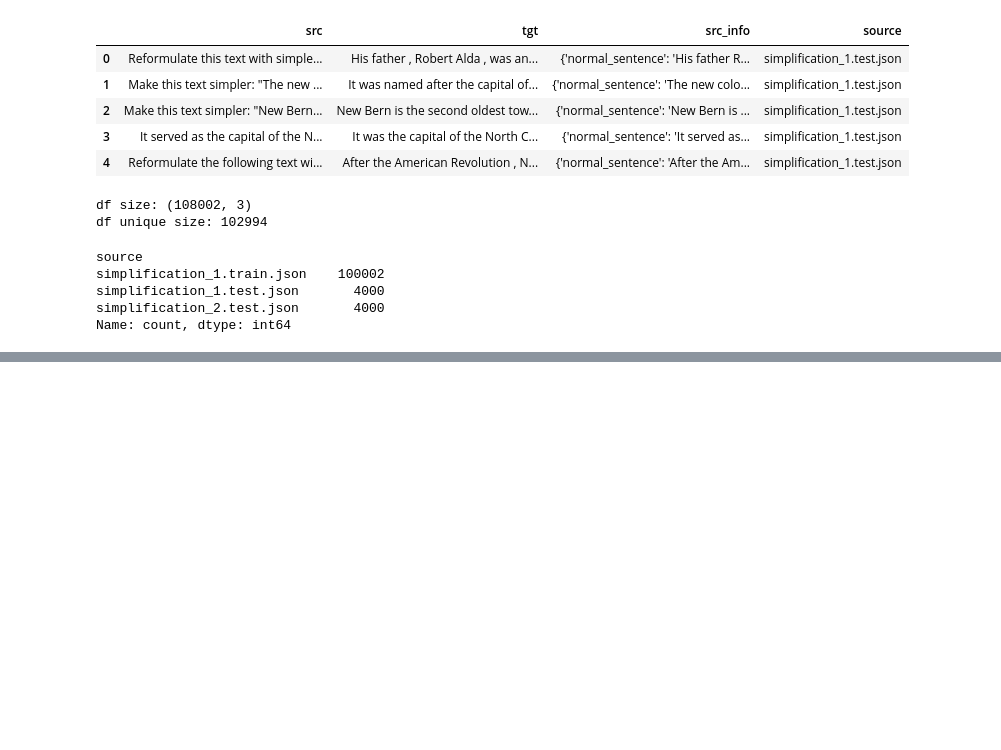
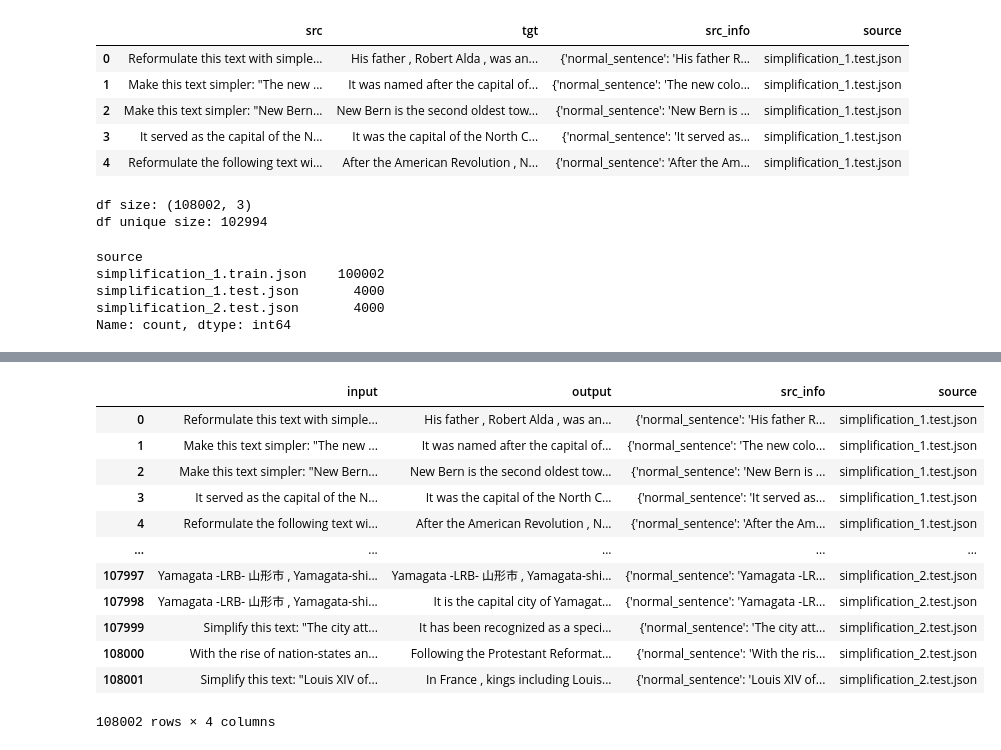
Before and after one commit to egesualp/growth-vs-forgetting, a Jupyter notebook: notebooks/playground_1.ipynb, the cells around one changed output, grey strips where cells are left out. Cells and saved outputs as stored; diff of their text form; code cells hidden in the pictures; blank space fills up the shorter version.

```diff
--- a/notebooks/playground_1.ipynb
+++ b/notebooks/playground_1.ipynb
@@ -412,0 +429,21 @@ df.to_json(path + '/simplification_man.json')
+# %%
+name_dataset = 'wiki_auto'
+path = f"../data/preprocessed/simplification_man.json"
+with open(path, 'r') as f:
+  data = json.load(f)
+# %%
+pd.DataFrame(data)
+# %% [output]
+|  | input | output | src_info | source |
+| 0 | Reformulate this text with simple... | His father , Robert Alda , was an... | {'normal_sentence': 'His father R... | simplification_1.test.json |
+| 1 | Make this text simpler: "The new ... | It was named after the capital of... | {'normal_sentence': 'The new colo... | simplification_1.test.json |
+| 2 | Make this text simpler: "New Bern... | New Bern is the second oldest tow... | {'normal_sentence': 'New Bern is ... | simplification_1.test.json |
+| 3 | It served as the capital of the N... | It was the capital of the North C... | {'normal_sentence': 'It served as... | simplification_1.test.json |
+| 4 | Reformulate the following text wi... | After the American Revolution , N... | {'normal_sentence': 'After the Am... | simplification_1.test.json |
+| ... | ... | ... | ... | ... |
+| 107997 | Yamagata -LRB- 山形市 , Yamagata-shi... | Yamagata -LRB- 山形市 , Yamagata-shi... | {'normal_sentence': 'Yamagata -LR... | simplification_2.test.json |
+| 107998 | Yamagata -LRB- 山形市 , Yamagata-shi... | It is the capital city of Yamagat... | {'normal_sentence': 'Yamagata -LR... | simplification_2.test.json |
+| 107999 | Simplify this text: "The city att... | It has been recognized as a speci... | {'normal_sentence': 'The city att... | simplification_2.test.json |
+| 108000 | With the rise of nation-states an... | Following the Protestant Reformat... | {'normal_sentence': 'With the ris... | simplification_2.test.json |
+| 108001 | Simplify this text: "Louis XIV of... | In France , kings including Louis... | {'normal_sentence': 'Louis XIV of... | simplification_2.test.json |
+108002 rows × 4 columns
```
Also changed, not shown: parts of 10 cells of this notebook, 5 other files.
